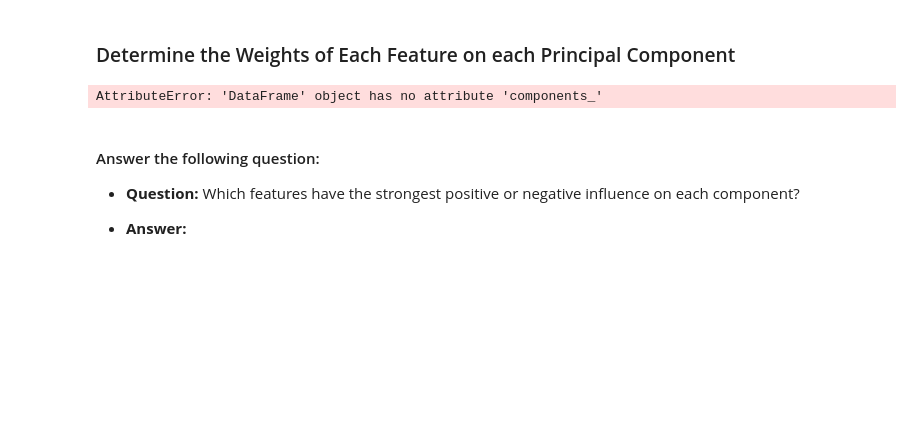
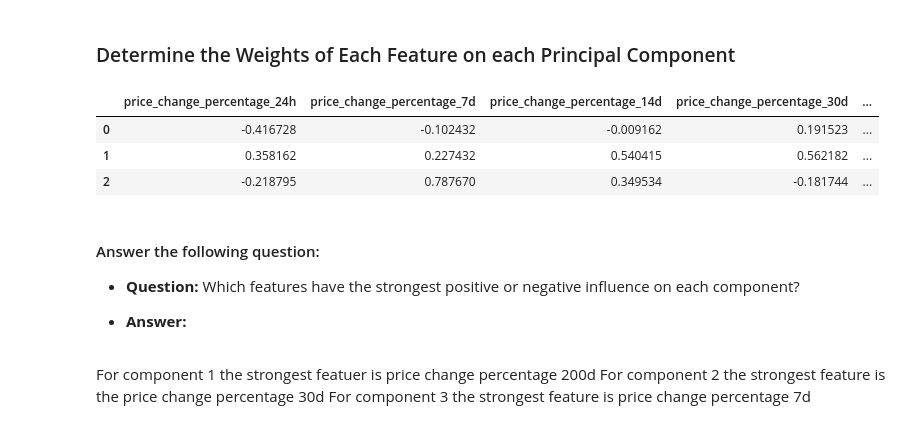
Before and after one commit to bkimba/CryptoClustering, a Jupyter notebook: M11_Starter_Code/Starter_Code/Crypto_Clustering_starter_code.ipynb, the cells around one changed output. Saved outputs shown, nothing was run; the diff lists cells and outputs as text; code cells hidden in the pictures; blank space fills up the shorter version.

```diff
--- a/M11_Starter_Code/Starter_Code/Crypto_Clustering_starter_code.ipynb
+++ b/M11_Starter_Code/Starter_Code/Crypto_Clustering_starter_code.ipynb
@@ -363,13 +363,24 @@ market_data_df_k4.plot.scatter(
 # %% [markdown]
 ### Determine the Weights of Each Feature on each Principal Component
 # %%
+### Determine the Weights of Each Feature on each Principal Component
 # Use the columns from the original scaled DataFrame as the index.
-pca_columns = market_data_df_scaled.columns
+feature_weights = pd.DataFrame(pca.components_, columns=market_data_df_scaled.columns)
+
+# Display the feature weights
+feature_weights
 # %% [output]
-AttributeError: 'DataFrame' object has no attribute 'components_'
+|  | price_change_percentage_24h | price_change_percentage_7d | price_change_percentage_14d | price_change_percentage_30d | ... |
+| 0 | -0.416728 | -0.102432 | -0.009162 | 0.191523 | ... |
+| 1 | 0.358162 | 0.227432 | 0.540415 | 0.562182 | ... |
+| 2 | -0.218795 | 0.787670 | 0.349534 | -0.181744 | ... |
 # %% [markdown]
 #### Answer the following question:
 
 * **Question:** Which features have the strongest positive or negative influence on each component?
 
 * **Answer:**
+# %% [markdown]
+For component 1 the strongest featuer is price change percentage 200d
+For component 2 the strongest feature is the price change percentage 30d
+For component 3 the strongest feature is price change percentage 7d
```
